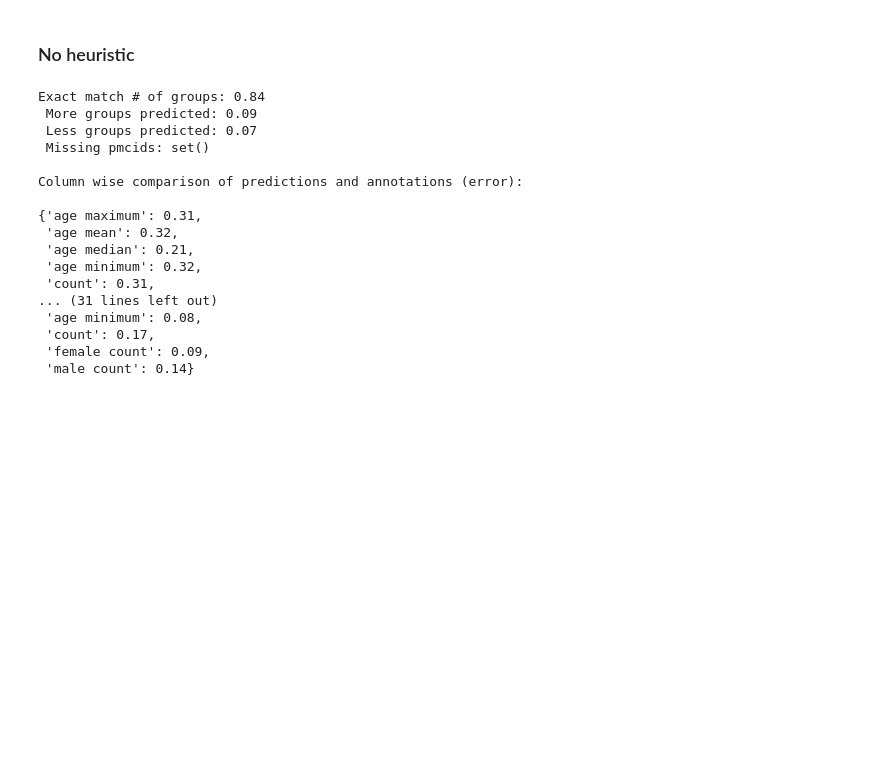
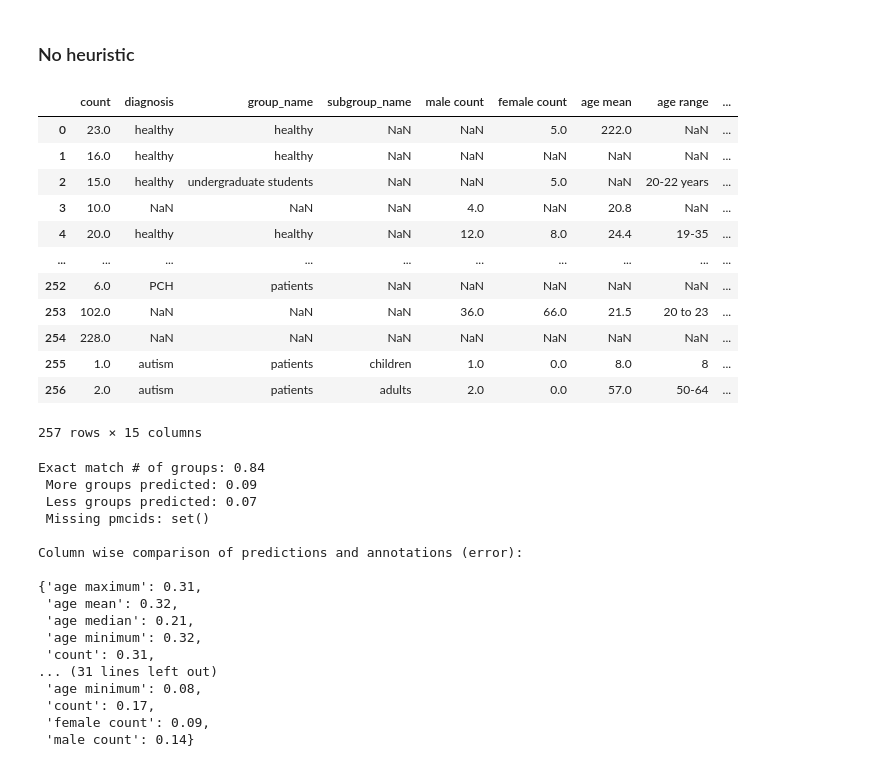
Before and after one commit to adelavega/biomed-llm-retrieval, a Jupyter notebook: 5) constrained fts + extract.ipynb, the cells around one changed output. Saved outputs shown, nothing was run; the diff lists cells and outputs as text; code cells hidden in the pictures; blank space fills up the shorter version.

Commit message:
Update variable names

```diff
--- a/5) constrained fts + extract.ipynb
+++ b/5) constrained fts + extract.ipynb
@@ -48,6 +48,22 @@ query = 'How many participants or subjects were recruited for this study?'
 predictions_full_search = pd.read_csv('data/predictions_full_search.csv')
 # Clean predictions
 clean_preds = clean_predictions(predictions_full_search)
+# %%
+predictions_full_search
+# %% [output]
+|  | count | diagnosis | group_name | subgroup_name | male count | female count | age mean | age range | ... |
+| 0 | 23.0 | healthy | healthy | NaN | NaN | 5.0 | 222.0 | NaN | ... |
+| 1 | 16.0 | healthy | healthy | NaN | NaN | NaN | NaN | NaN | ... |
+| 2 | 15.0 | healthy | undergraduate students | NaN | NaN | 5.0 | NaN | 20-22 years | ... |
+| 3 | 10.0 | NaN | NaN | NaN | 4.0 | NaN | 20.8 | NaN | ... |
+| 4 | 20.0 | healthy | healthy | NaN | 12.0 | 8.0 | 24.4 | 19-35 | ... |
+| ... | ... | ... | ... | ... | ... | ... | ... | ... | ... |
+| 252 | 6.0 | PCH | patients | NaN | NaN | NaN | NaN | NaN | ... |
+| 253 | 102.0 | NaN | NaN | NaN | 36.0 | 66.0 | 21.5 | 20 to 23 | ... |
+| 254 | 228.0 | NaN | NaN | NaN | NaN | NaN | NaN | NaN | ... |
+| 255 | 1.0 | autism | patients | children | 1.0 | 0.0 | 8.0 | 8 | ... |
+| 256 | 2.0 | autism | patients | adults | 2.0 | 0.0 | 57.0 | 50-64 | ... |
+257 rows × 15 columns
 # %%
 ix_corr_n_groups, ix_more_groups, ix_less_groups = evaluate_predictions(clean_preds, jerome_pd_subset)
 # %% [output]
```
Also changed, not shown: parts of 1 cell of this notebook, 1 other file.
